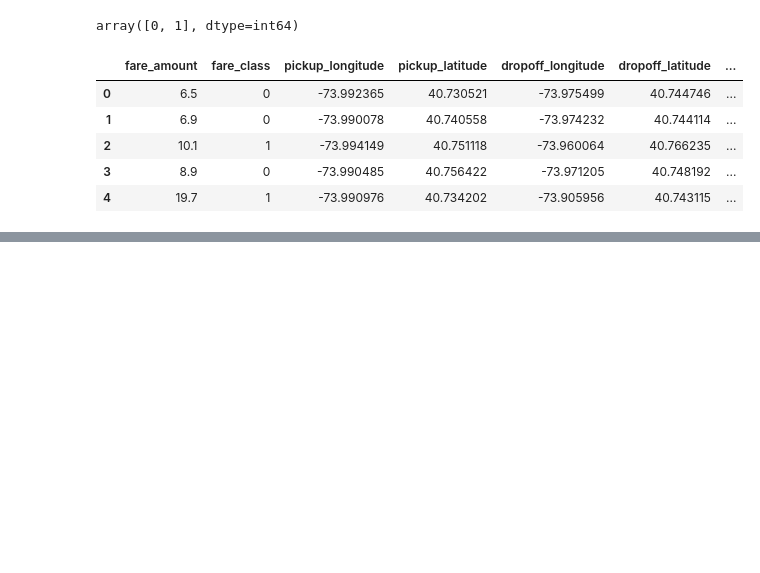
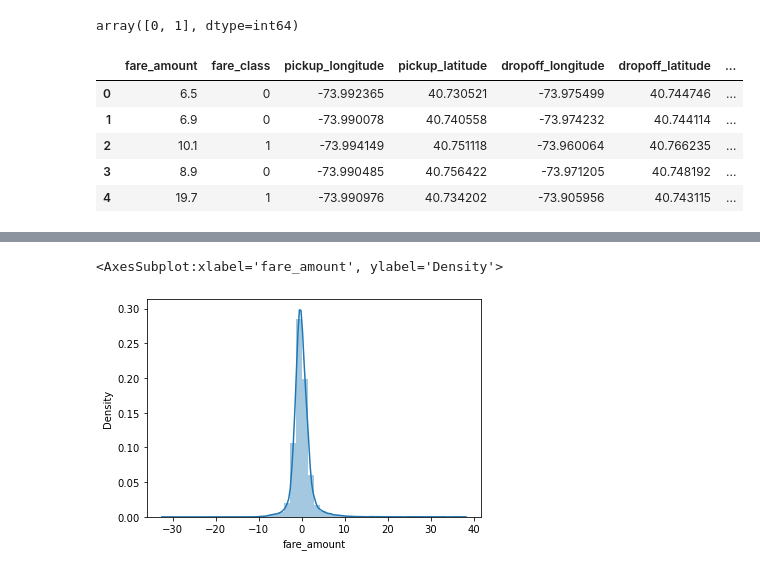
Before and after one commit to OvinduWijethunge/Machine_Learning_Projects, a Jupyter notebook: newyork_taxi_fare_prediction/EDA & FE.ipynb, the cells around one changed output, grey strips where cells are left out. Saved outputs shown, nothing was run; the diff lists cells and outputs as text; code cells hidden in the pictures; blank space fills up the shorter version.

```diff
--- a/newyork_taxi_fare_prediction/EDA & FE.ipynb
+++ b/newyork_taxi_fare_prediction/EDA & FE.ipynb
@@ -231,0 +271,3 @@ df.head()
+# %%
+regressor=xgboost.XGBRegressor()
+regressor.fit(X_train,y_train)
@@ -231,0 +277,2 @@ df.head()
+# %%
+y_pred=regressor.predict(X_test)
@@ -231,0 +282,5 @@ df.head()
+# %%
+sns.distplot(y_test-y_pred)
+# %% [output]
+<AxesSubplot:xlabel='fare_amount', ylabel='Density'>
+[figure, added]
```
Also changed, not shown: parts of 44 cells of this notebook.
